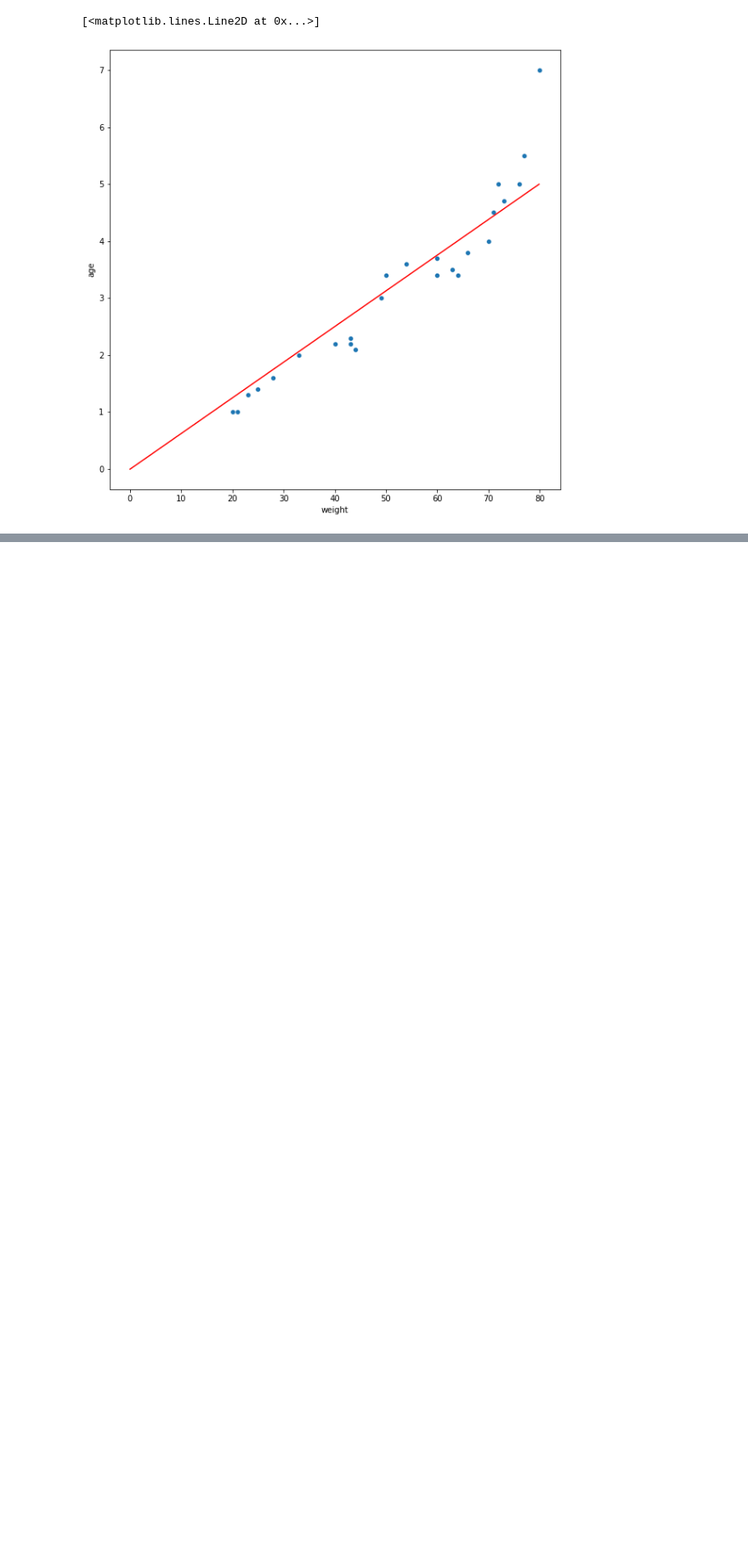
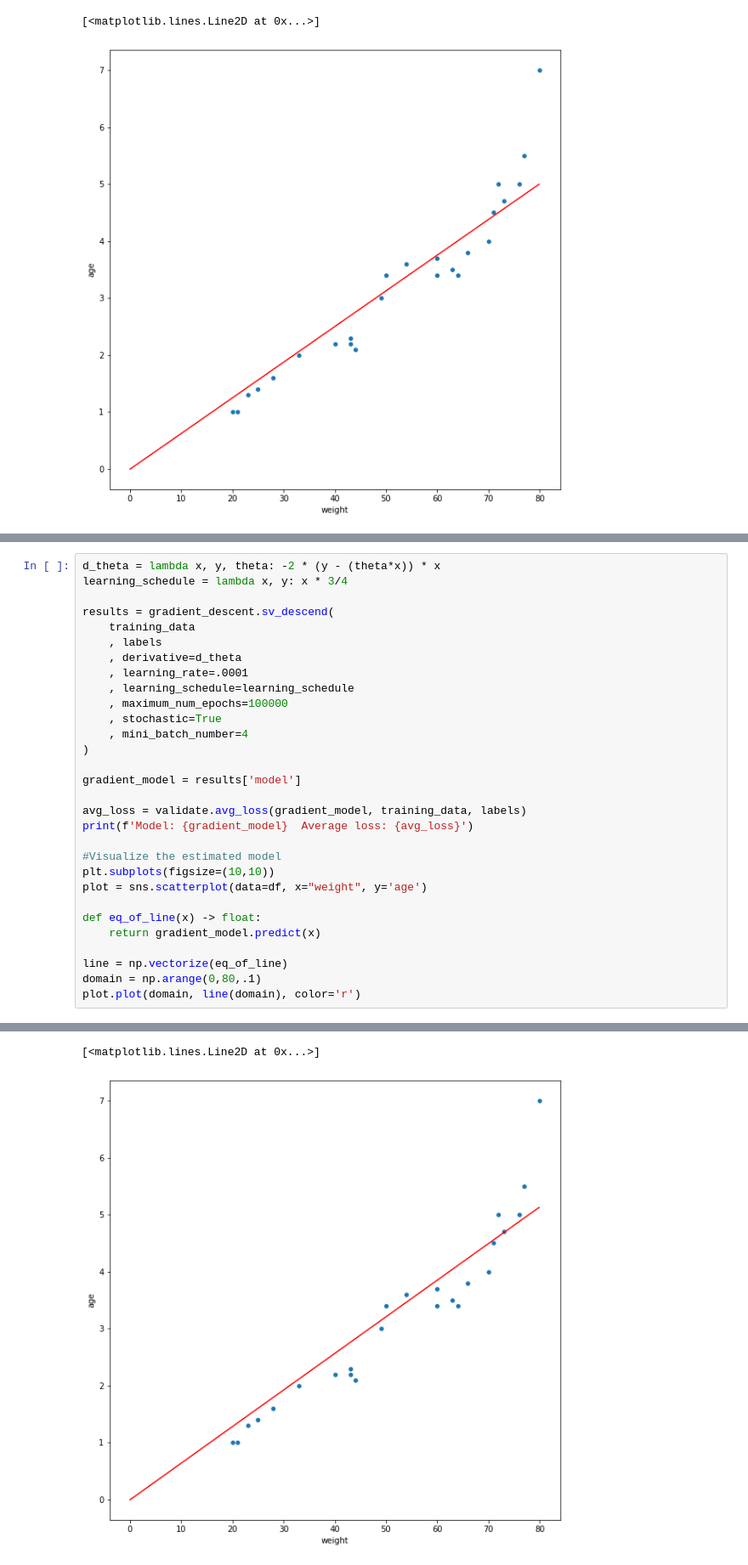
Before and after one commit to amadeovezz/data-sci, a Jupyter notebook: ml/tutorials/regression/linear.ipynb, the cells around one changed output, grey strips where cells are left out. Shown at 85% size. Saved outputs shown, nothing was run; the diff lists cells and outputs as text; blank space fills up the shorter version.

Commit message:
update sv_descend to include stochastic gd, and mini batch, and these to the tutorial

```diff
--- a/ml/tutorials/regression/linear.ipynb
+++ b/ml/tutorials/regression/linear.ipynb
@@ -313,0 +369,31 @@ Another major issue with our algorithm is ... wip
+# %%
+d_theta = lambda x, y, theta: -2 * (y - (theta*x)) * x
+learning_schedule = lambda x, y: x * 3/4
+
+results = gradient_descent.sv_descend(
+    training_data
+    , labels
+    , derivative=d_theta
+    , learning_rate=.0001
+    , learning_schedule=learning_schedule
+    , maximum_num_epochs=100000
+    , stochastic=True
+    , mini_batch_number=4
+)
+
+gradient_model = results['model']
+
+avg_loss = validate.avg_loss(gradient_model, training_data, labels)
+print(f'Model: {gradient_model}  Average loss: {avg_loss}')
+
+#Visualize the estimated model
+plt.subplots(figsize=(10,10))
+plot = sns.scatterplot(data=df, x="weight", y='age')
+
+def eq_of_line(x) -> float:
+    return gradient_model.predict(x)
+
+line = np.vectorize(eq_of_line)
+domain = np.arange(0,80,.1)
+plot.plot(domain, line(domain), color='r')
+# %% [output]
@@ -314,3 +401,5 @@ Another major issue with our algorithm is ... wip
+[<matplotlib.lines.Line2D at 0x...>]
+[figure, added]
 # %% [markdown]
 
 ## Estimating both theta and the offset
```
Also changed, not shown: parts of 11 cells of this notebook, 1 other file.
